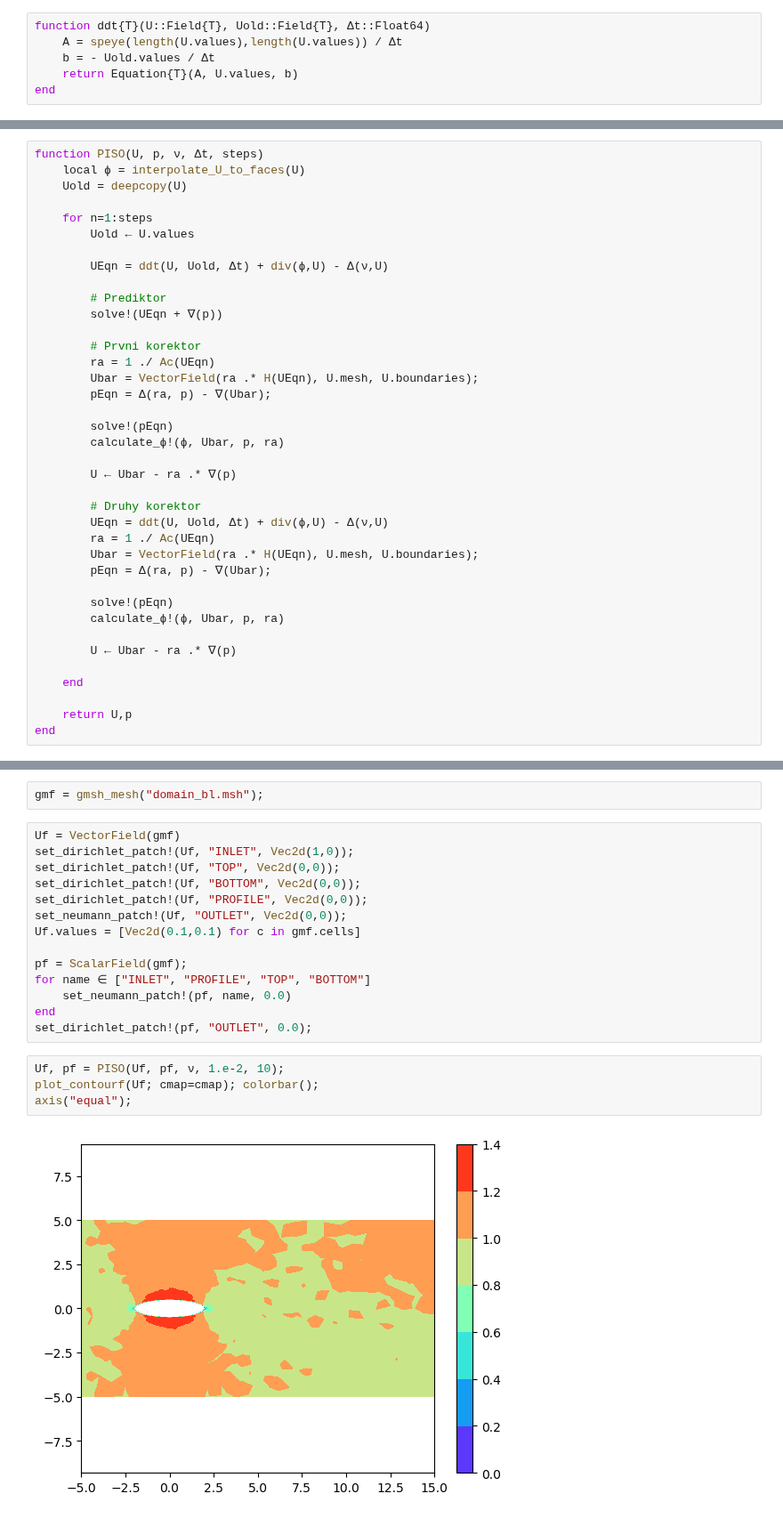
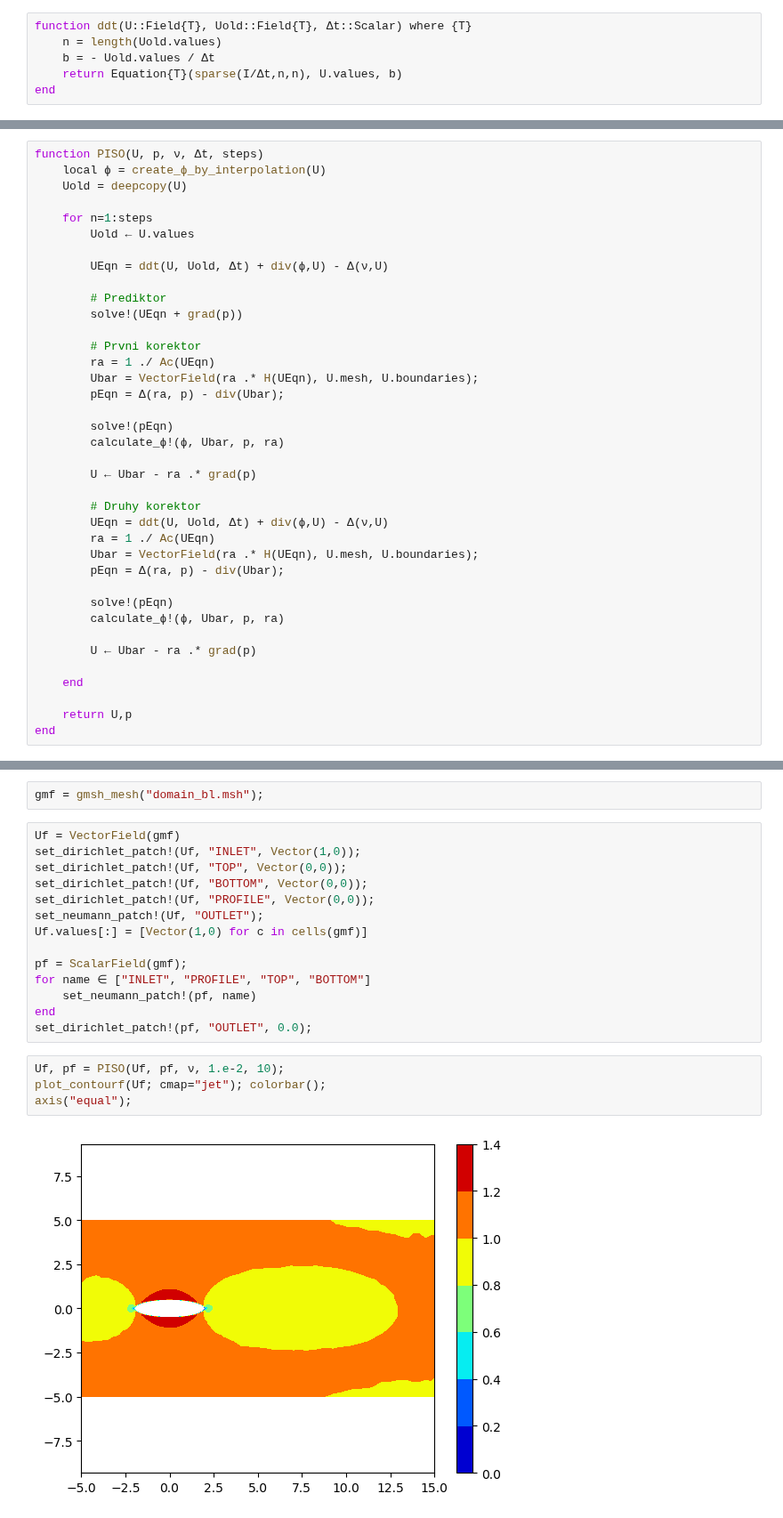
Before and after one commit to furstj/NSP, a Jupyter notebook: lessons/05_piso.ipynb, the cells around one changed output, grey strips where cells are left out. Shown at 89% size. Drawn from its saved outputs; the diff is of its cells as text.

```diff
--- a/lessons/05_piso.ipynb
+++ b/lessons/05_piso.ipynb
@@ -205,14 +220,14 @@ axis("equal");
 # %%
-function ddt{T}(U::Field{T}, Uold::Field{T}, Δt::Float64)
-    A = speye(length(U.values),length(U.values)) / Δt
+function ddt(U::Field{T}, Uold::Field{T}, Δt::Scalar) where {T}
+    n = length(Uold.values)
     b = - Uold.values / Δt
-    return Equation{T}(A, U.values, b)
+    return Equation{T}(sparse(I/Δt,n,n), U.values, b)
 end
 # %% [output]
 ddt (generic function with 2 methods)
 # %%
 function PISO(U, p, ν, Δt, steps)
-    local ϕ = interpolate_U_to_faces(U)
+    local ϕ = create_ϕ_by_interpolation(U)
     Uold = deepcopy(U)
 
     for n=1:steps
@@ -221,28 +236,28 @@ function PISO(U, p, ν, Δt, steps)
         UEqn = ddt(U, Uold, Δt) + div(ϕ,U) - Δ(ν,U)
 
         # Prediktor
-        solve!(UEqn + ∇(p))
+        solve!(UEqn + grad(p))
 
         # Prvni korektor
         ra = 1 ./ Ac(UEqn)
         Ubar = VectorField(ra .* H(UEqn), U.mesh, U.boundaries);
-        pEqn = Δ(ra, p) - ∇(Ubar);
+        pEqn = Δ(ra, p) - div(Ubar);
 
         solve!(pEqn)
         calculate_ϕ!(ϕ, Ubar, p, ra)
 
-        U ← Ubar - ra .* ∇(p)
+        U ← Ubar - ra .* grad(p)
 
         # Druhy korektor
         UEqn = ddt(U, Uold, Δt) + div(ϕ,U) - Δ(ν,U)
         ra = 1 ./ Ac(UEqn)
         Ubar = VectorField(ra .* H(UEqn), U.mesh, U.boundaries);
-        pEqn = Δ(ra, p) - ∇(Ubar);
+        pEqn = Δ(ra, p) - div(Ubar);
 
         solve!(pEqn)
         calculate_ϕ!(ϕ, Ubar, p, ra)
 
-        U ← Ubar - ra .* ∇(p)
+        U ← Ubar - ra .* grad(p)
 
     end
 
@@ -282,23 +294,23 @@ axis("equal");
 gmf = gmsh_mesh("domain_bl.msh");
 # %%
 Uf = VectorField(gmf)
-set_dirichlet_patch!(Uf, "INLET", Vec2d(1,0));
-set_dirichlet_patch!(Uf, "TOP", Vec2d(0,0));
-set_dirichlet_patch!(Uf, "BOTTOM", Vec2d(0,0));
-set_dirichlet_patch!(Uf, "PROFILE", Vec2d(0,0));
-set_neumann_patch!(Uf, "OUTLET", Vec2d(0,0));
-Uf.values = [Vec2d(0.1,0.1) for c in gmf.cells]
+set_dirichlet_patch!(Uf, "INLET", Vector(1,0));
+set_dirichlet_patch!(Uf, "TOP", Vector(0,0));
+set_dirichlet_patch!(Uf, "BOTTOM", Vector(0,0));
+set_dirichlet_patch!(Uf, "PROFILE", Vector(0,0));
+set_neumann_patch!(Uf, "OUTLET");
+Uf.values[:] = [Vector(1,0) for c in cells(gmf)]
 
 pf = ScalarField(gmf);
 for name ∈ ["INLET", "PROFILE", "TOP", "BOTTOM"]
-    set_neumann_patch!(pf, name, 0.0)
+    set_neumann_patch!(pf, name)
 end
 set_dirichlet_patch!(pf, "OUTLET", 0.0);
 # %%
 Uf, pf = PISO(Uf, pf, ν, 1.e-2, 10);
-plot_contourf(Uf; cmap=cmap); colorbar();
+plot_contourf(Uf; cmap="jet"); colorbar();
 axis("equal");
 # %% [output]
-[figure, old version]
+[figure, new version]
 # %%
 Uf, pf = PISO(Uf, pf, ν, 1.e-2, 10);
```
Also changed, not shown: parts of 13 cells of this notebook, 3 other files.
